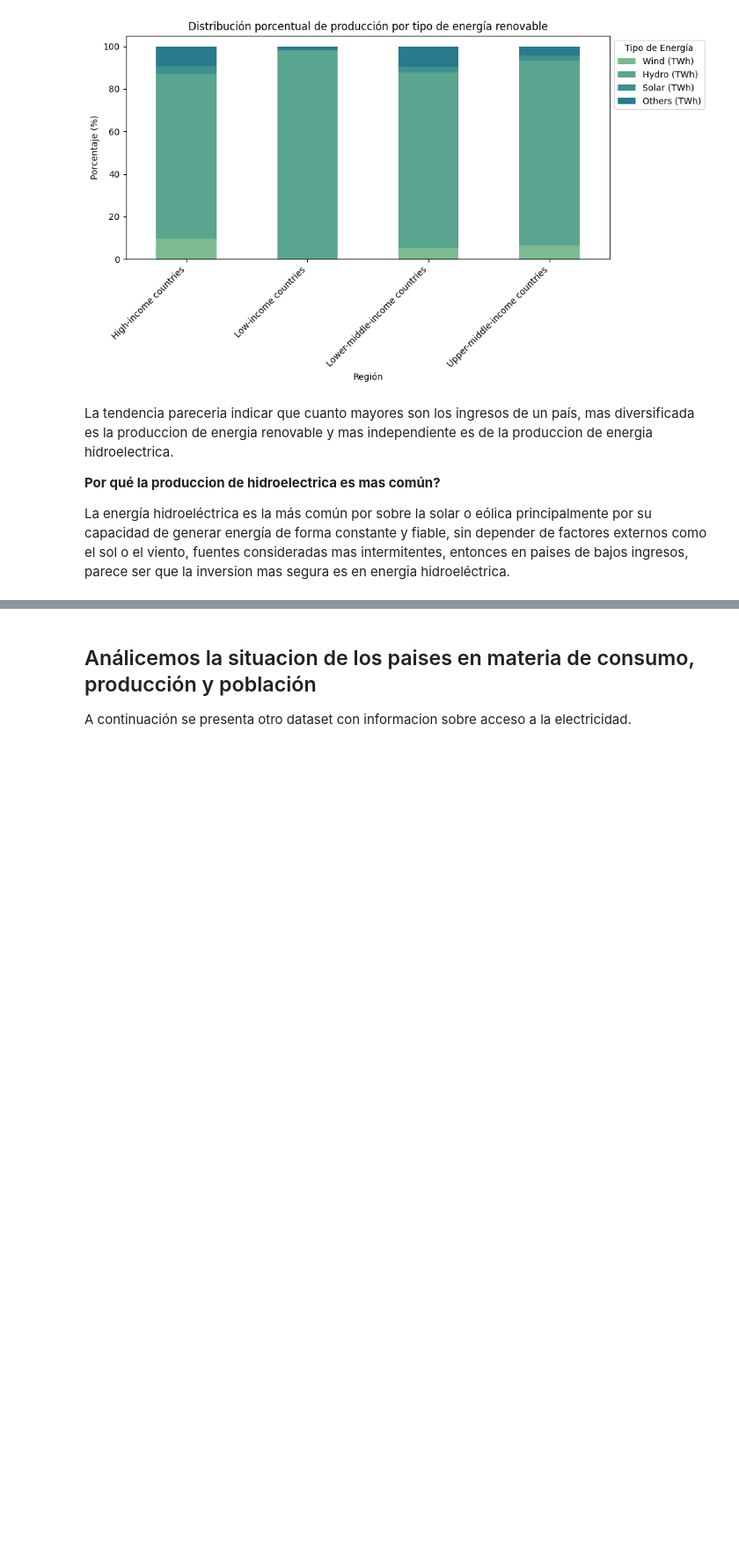
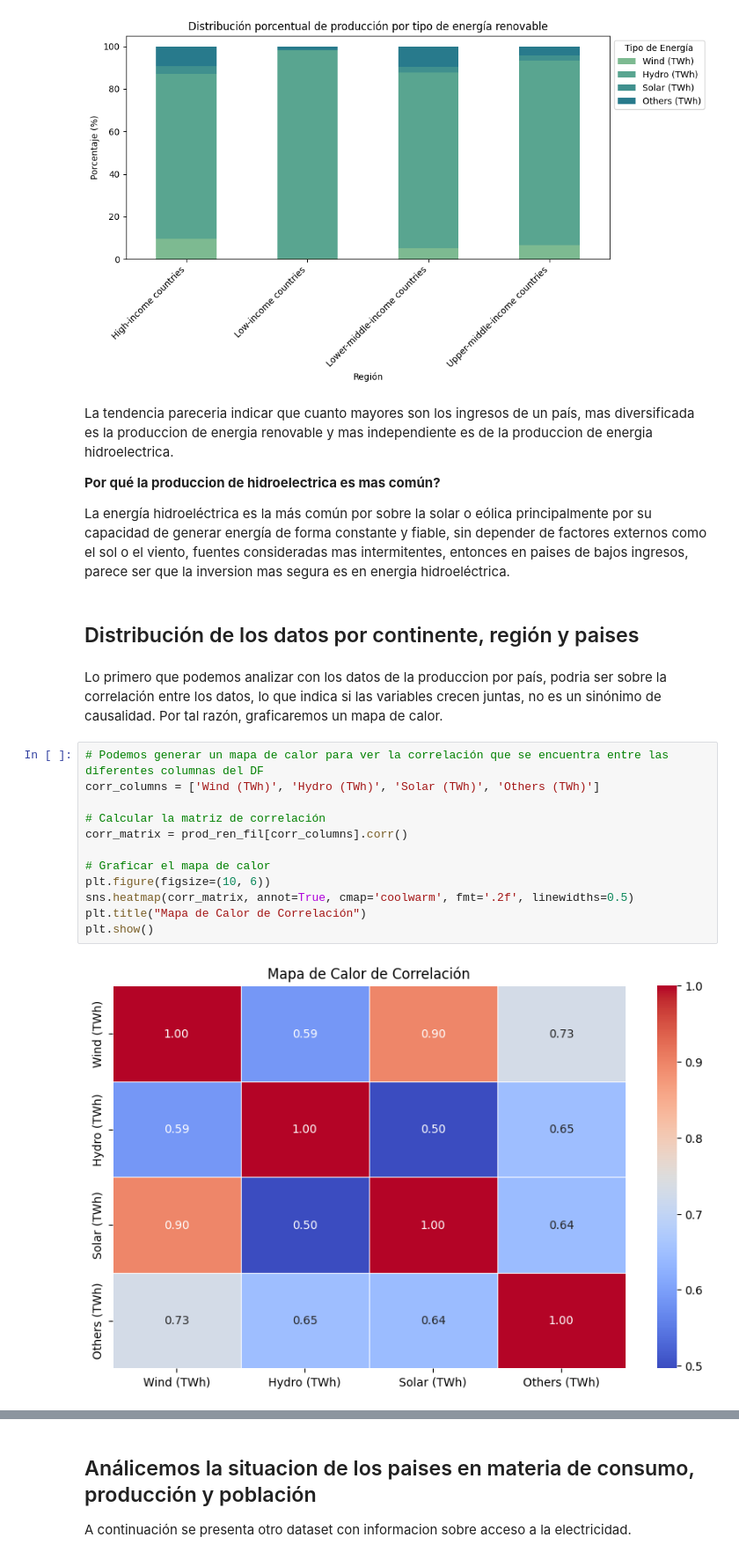
Before and after one commit to BelenUrdangarin/Integrador-Urdangarin---Olivera, a Jupyter notebook: Integrador_Olivera_Urdangarin.ipynb, the cells around one changed output, grey strips where cells are left out. Shown at 88% size. Cells and saved outputs as stored; diff of their text form; blank space fills up the shorter version.

```diff
--- a/Integrador_Olivera_Urdangarin.ipynb
+++ b/Integrador_Olivera_Urdangarin.ipynb
@@ -410,3 +408,21 @@ La tendencia pareceria indicar que cuanto mayores son los ingresos de un país,
  **Por qué la produccion de hidroelectrica es mas común?**
 
 La energía hidroeléctrica es la más común por sobre la solar o eólica principalmente por su capacidad de generar energía de forma constante y fiable, sin depender de factores externos como el sol o el viento, fuentes consideradas mas intermitentes, entonces en paises de bajos ingresos, parece ser que la inversion mas segura es en energia hidroeléctrica.
+# %% [markdown]
+## Distribución de los datos por continente, región y paises
+# %% [markdown]
+Lo primero que podemos analizar con los datos de la produccion por país, podria ser sobre la correlación entre los datos, lo que indica si las variables crecen juntas, no es un sinónimo de causalidad. Por tal razón, graficaremos un mapa de calor.
+# %%
+# Podemos generar un mapa de calor para ver la correlación que se encuentra entre las diferentes columnas del DF
+corr_columns = ['Wind (TWh)', 'Hydro (TWh)', 'Solar (TWh)', 'Others (TWh)']
+
+# Calcular la matriz de correlación
+corr_matrix = prod_ren_fil[corr_columns].corr()
+
+# Graficar el mapa de calor
+plt.figure(figsize=(10, 6))
+sns.heatmap(corr_matrix, annot=True, cmap='coolwarm', fmt='.2f', linewidths=0.5)
+plt.title("Mapa de Calor de Correlación")
+plt.show()
+# %% [output]
+[figure, added]
```
Also changed, not shown: parts of 70 cells of this notebook.
